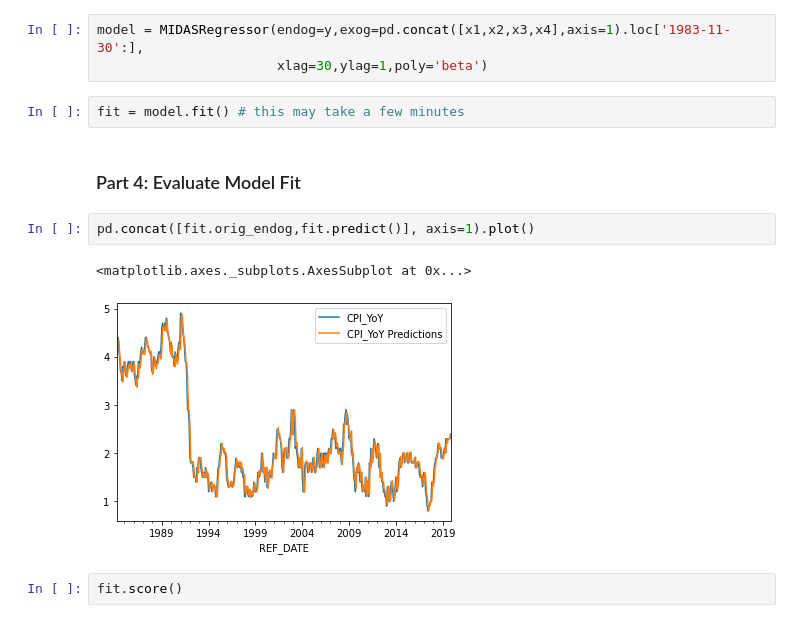
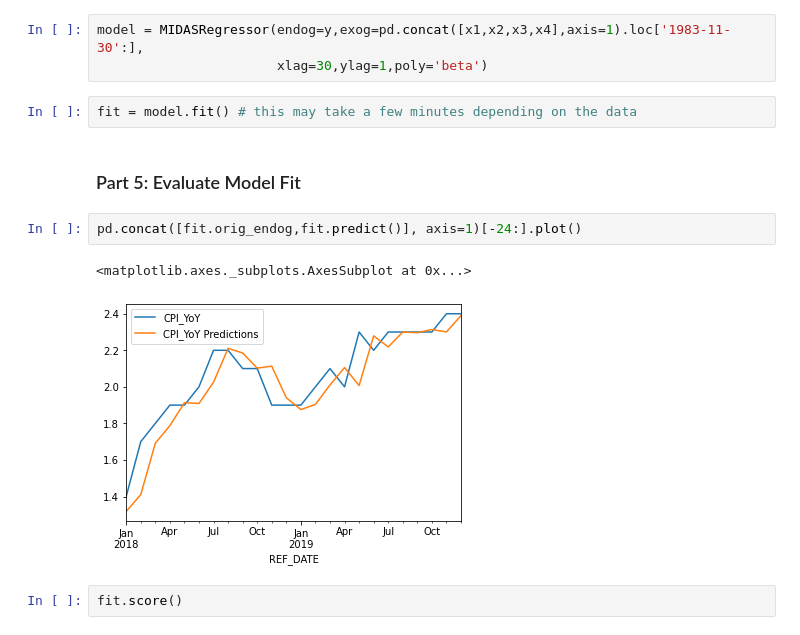
Before and after one commit to Yoseph-Zuskin/midaspy, a Jupyter notebook: example/monthly_CPI_daily_stock_index.ipynb, the cells around one changed output. Cells and saved outputs as stored; diff of their text form.

```diff
--- a/example/monthly_CPI_daily_stock_index.ipynb
+++ b/example/monthly_CPI_daily_stock_index.ipynb
@@ -132,14 +174,14 @@ y = cpi_df.rename('CPI_YoY')['1984-02-01':'2019-12-01']
 model = MIDASRegressor(endog=y,exog=pd.concat([x1,x2,x3,x4],axis=1).loc['1983-11-30':],
                        xlag=30,ylag=1,poly='beta')
 # %%
-fit = model.fit() # this may take a few minutes
+fit = model.fit() # this may take a few minutes depending on the data
 # %% [markdown]
-### Part 4: Evaluate Model Fit
+### Part 5: Evaluate Model Fit
 # %%
-pd.concat([fit.orig_endog,fit.predict()], axis=1).plot()
+pd.concat([fit.orig_endog,fit.predict()], axis=1)[-24:].plot()
 # %% [output]
 <matplotlib.axes._subplots.AxesSubplot at 0x...>
-[figure, old version]
+[figure, new version]
 # %%
 fit.score()
 # %% [output]
```
Also changed, not shown: parts of 18 cells of this notebook.
